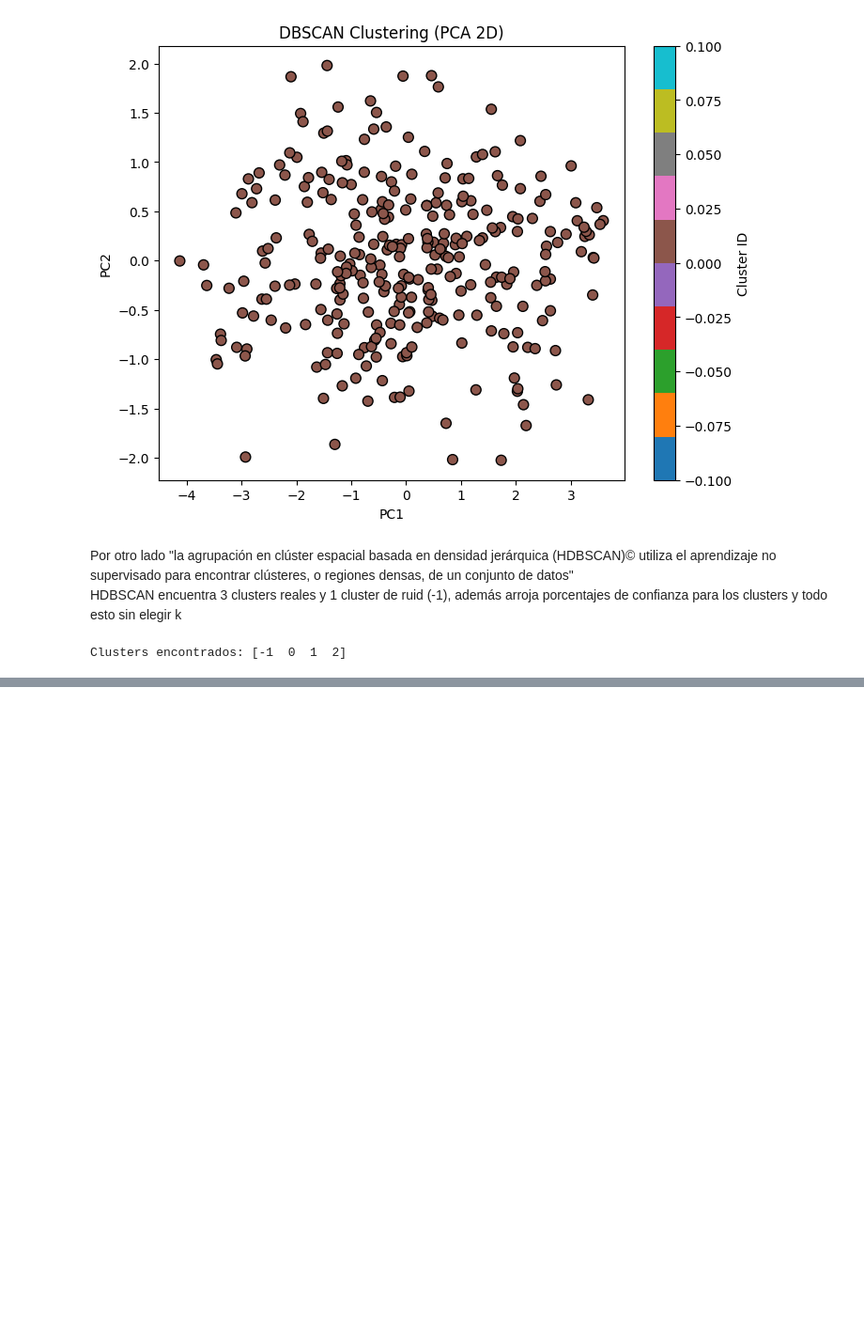
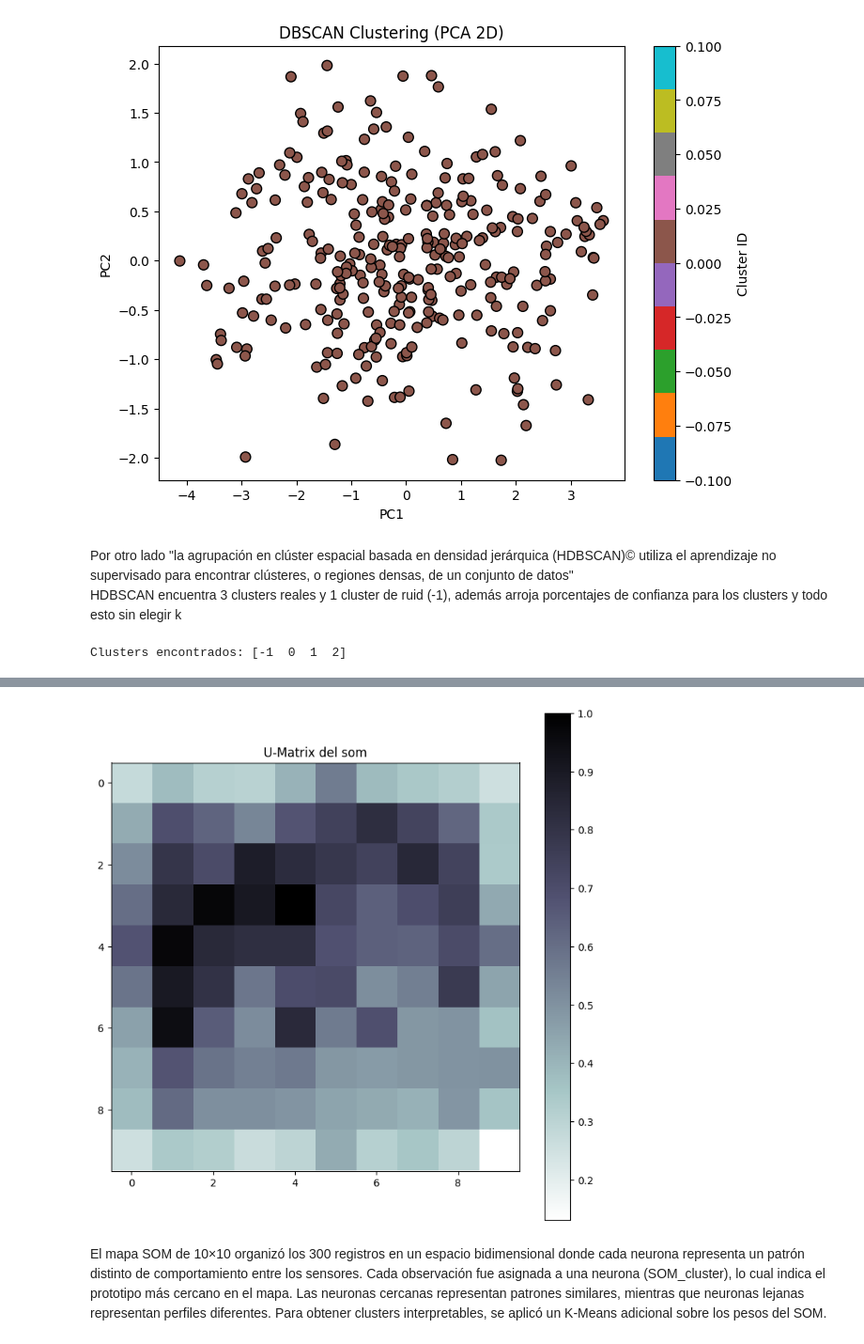
Before and after one commit to LeoGAR55/MD-1958, a Jupyter notebook: main.ipynb, the cells around one changed output, grey strips where cells are left out. Shown at 94% size. Drawn from its saved outputs; the diff is of its cells as text; code cells hidden in the pictures; blank space fills up the shorter version.

```diff
--- a/main.ipynb
+++ b/main.ipynb
@@ -665,0 +668,17 @@ df_final[["cluster_hdbscan", "hdbscan_prob"]].head()
+# %%
+df_som = df_final.copy().values # los datos que entran al som deben de ir ya normalizados
+
+# definir malla som
+som_x = 10
+som_y = 10
+som = MiniSom(x=som_x, y=som_y, input_len=df_som.shape[1], sigma=1.0, learning_rate=0.5, neighborhood_function='gaussian',random_seed=42)
+
+som.random_weights_init(df_som)
+som.train_random(df_som, 2000)   # iteraciones
+bmus = np.array([som.winner(x) for x in df_som]) # best machine unit para cada fila
+som_labels = np.array([bx * som_y + by for bx, by in bmus]) # convertir bmus a un cluster del 0 al 99
+
+df_clusters_som = df_final.copy()
+df_clusters_som["SOM_cluster"] = som_labels
+
+df_clusters_som.head(8)
@@ -665,0 +695,15 @@ df_final[["cluster_hdbscan", "hdbscan_prob"]].head()
+# %%
+# ploteando la umatrix
+plt.figure(figsize=(9, 9))
+plt.title("U-Matrix del som")
+u_matrix = som.distance_map()  # distancias entre neuronas
+plt.imshow(u_matrix, cmap='bone_r')
+plt.colorbar()
+plt.show()
+# %% [output]
+[figure, added]
+# %% [markdown]
+El mapa SOM de 10×10 organizó los 300 registros en un espacio bidimensional donde cada neurona representa un patrón distinto de comportamiento entre los sensores.
+Cada observación fue asignada a una neurona (SOM_cluster), lo cual indica el prototipo más cercano en el mapa.
+Las neuronas cercanas representan patrones similares, mientras que neuronas lejanas representan perfiles diferentes.
+Para obtener clusters interpretables, se aplicó un K-Means adicional sobre los pesos del SOM.
```
Also changed, not shown: parts of 12 cells of this notebook.
